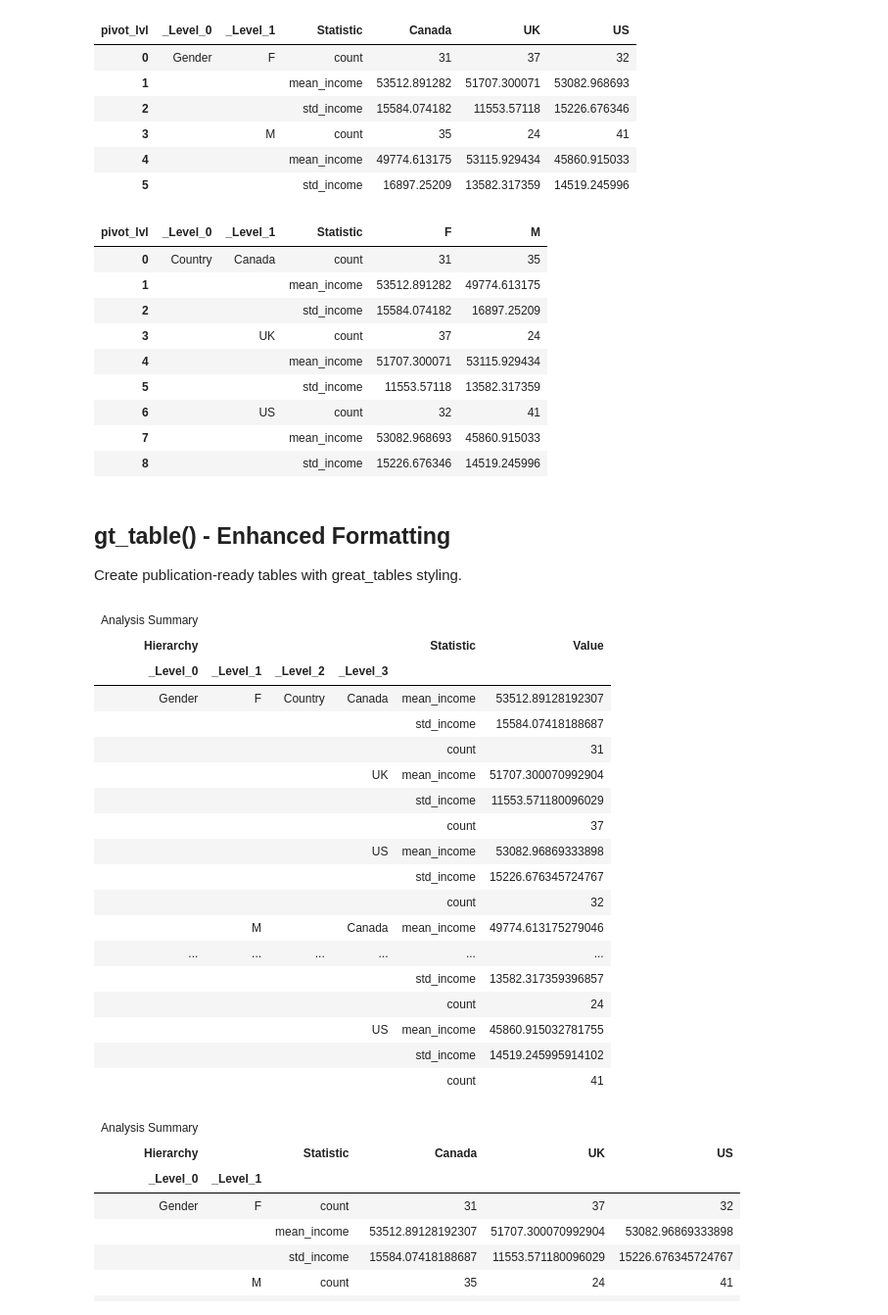
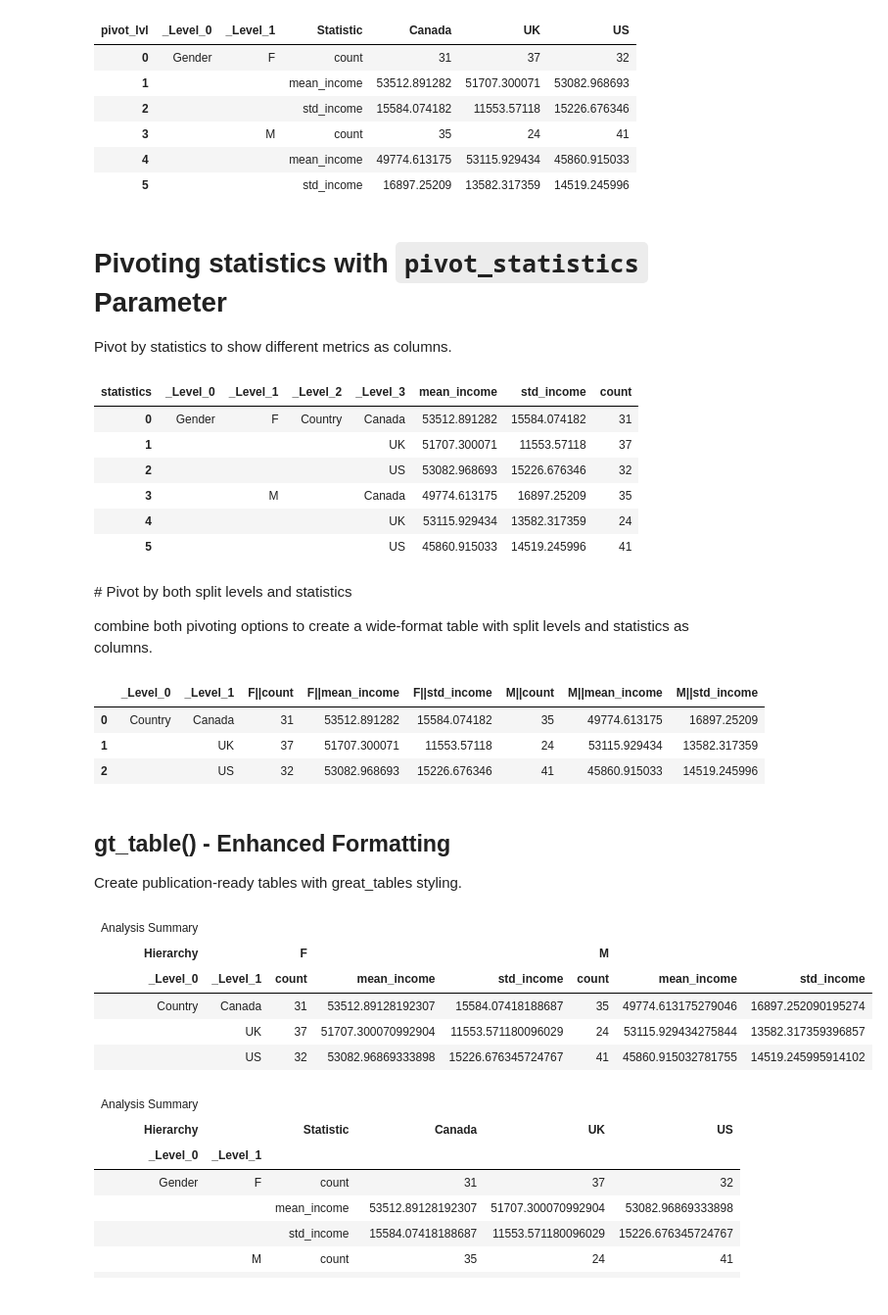
Before and after one commit to BFalquet/pyMyriad, a Jupyter notebook: examples/notebooks/03_tables_and_listings.ipynb, the cells around one changed output. Shown at 98% size. Cells and saved outputs as stored; diff of their text form; code cells hidden in the pictures.

```diff
--- a/examples/notebooks/03_tables_and_listings.ipynb
+++ b/examples/notebooks/03_tables_and_listings.ipynb
@@ -11,6 +11,7 @@ from pyMyriad import AnalysisTree, simple_table, gt_table, cascade_table
 np.random.seed(42)
 df = pd.DataFrame(
     {
+        "ID": range(1, 201),
         "Gender": np.random.choice(["M", "F"], 200),
         "Country": np.random.choice(["US", "UK", "Canada"], 200),
         "Age": np.random.randint(18, 70, 200),
@@ -19,13 +20,13 @@ df = pd.DataFrame(
 )
 
 atree = (
-    AnalysisTree()
+    AnalysisTree(denom="ID")
     .split_by("df.Gender")
     .split_by("df.Country")
     .analyze_by(
         mean_income=lambda df: np.mean(df.Income),
         std_income=lambda df: np.std(df.Income),
-        count=lambda df: len(df),
+        count=lambda N: N[-1],
     )
 )
 
@@ -69,47 +72,47 @@ simple_table(result, by="df.Country")
 | 3 |  | M | count | 35 | 24 | 41 |
 | 4 |  |  | mean_income | 49774.613175 | 53115.929434 | 45860.915033 |
 | 5 |  |  | std_income | 16897.25209 | 13582.317359 | 14519.245996 |
+# %% [markdown]
+# Pivoting statistics with `pivot_statistics` Parameter
+
+Pivot by statistics to show different metrics as columns.
 # %%
 # Pivot by Gender - each gender becomes a column
-simple_table(result, by="df.Gender")
+simple_table(result, pivot_statistics=True)
 # %% [output]
-| pivot_lvl | _Level_0 | _Level_1 | Statistic | F | M |
-| 0 | Country | Canada | count | 31 | 35 |
-| 1 |  |  | mean_income | 53512.891282 | 49774.613175 |
-| 2 |  |  | std_income | 15584.074182 | 16897.25209 |
-| 3 |  | UK | count | 37 | 24 |
-| 4 |  |  | mean_income | 51707.300071 | 53115.929434 |
-| 5 |  |  | std_income | 11553.57118 | 13582.317359 |
-| 6 |  | US | count | 32 | 41 |
-| 7 |  |  | mean_income | 53082.968693 | 45860.915033 |
-| 8 |  |  | std_income | 15226.676346 | 14519.245996 |
+| statistics | _Level_0 | _Level_1 | _Level_2 | _Level_3 | mean_income | std_income | count |
+| 0 | Gender | F | Country | Canada | 53512.891282 | 15584.074182 | 31 |
+| 1 |  |  |  | UK | 51707.300071 | 11553.57118 | 37 |
+| 2 |  |  |  | US | 53082.968693 | 15226.676346 | 32 |
+| 3 |  | M |  | Canada | 49774.613175 | 16897.25209 | 35 |
+| 4 |  |  |  | UK | 53115.929434 | 13582.317359 | 24 |
+| 5 |  |  |  | US | 45860.915033 | 14519.245996 | 41 |
+# %% [markdown]
+# Pivot by both split levels and statistics
+
+combine both pivoting options to create a wide-format table with split levels and statistics as columns.
+# %%
+# Pivot by both split levels and statistics.
+simple_table(result, by="df.Gender", pivot_statistics=True)
+# %% [output]
+|  | _Level_0 | _Level_1 | F||count | F||mean_income | F||std_income | M||count | M||mean_income | M||std_income |
+| 0 | Country | Canada | 31 | 53512.891282 | 15584.074182 | 35 | 49774.613175 | 16897.25209 |
+| 1 |  | UK | 37 | 51707.300071 | 11553.57118 | 24 | 53115.929434 | 13582.317359 |
+| 2 |  | US | 32 | 53082.968693 | 15226.676346 | 41 | 45860.915033 | 14519.245996 |
 # %% [markdown]
 ## gt_table() - Enhanced Formatting
 
 Create publication-ready tables with great_tables styling.
 # %%
 # Basic gt_table with hierarchical display
-gt_table(result)
+gt_table(result, by="df.Gender", pivot_statistics=True)
 # %% [output]
-| Analysis Summary |  |  |  |  |  |
-| Hierarchy |  |  |  | Statistic | Value |
-| _Level_0 | _Level_1 | _Level_2 | _Level_3 |  |  |
-| Gender | F | Country | Canada | mean_income | 53512.89128192307 |
-|  |  |  |  | std_income | 15584.07418188687 |
-|  |  |  |  | count | 31 |
-|  |  |  | UK | mean_income | 51707.300070992904 |
-|  |  |  |  | std_income | 11553.571180096029 |
-|  |  |  |  | count | 37 |
-|  |  |  | US | mean_income | 53082.96869333898 |
-|  |  |  |  | std_income | 15226.676345724767 |
-|  |  |  |  | count | 32 |
-|  | M |  | Canada | mean_income | 49774.613175279046 |
-| ... | ... | ... | ... | ... | ... |
-|  |  |  |  | std_income | 13582.317359396857 |
-|  |  |  |  | count | 24 |
-|  |  |  | US | mean_income | 45860.915032781755 |
-|  |  |  |  | std_income | 14519.245995914102 |
-|  |  |  |  | count | 41 |
+| Analysis Summary |  |  |  |  |  |  |  |
+| Hierarchy |  | F |  |  | M |  |  |
+| _Level_0 | _Level_1 | count | mean_income | std_income | count | mean_income | std_income |
+| Country | Canada | 31 | 53512.89128192307 | 15584.07418188687 | 35 | 49774.613175279046 | 16897.252090195274 |
+|  | UK | 37 | 51707.300070992904 | 11553.571180096029 | 24 | 53115.929434275844 | 13582.317359396857 |
+|  | US | 32 | 53082.96869333898 | 15226.676345724767 | 41 | 45860.915032781755 | 14519.245995914102 |
 # %%
 # gt_table with pivoting
 gt_table(result, by="df.Country")
```
Also changed, not shown: parts of 5 cells of this notebook.
